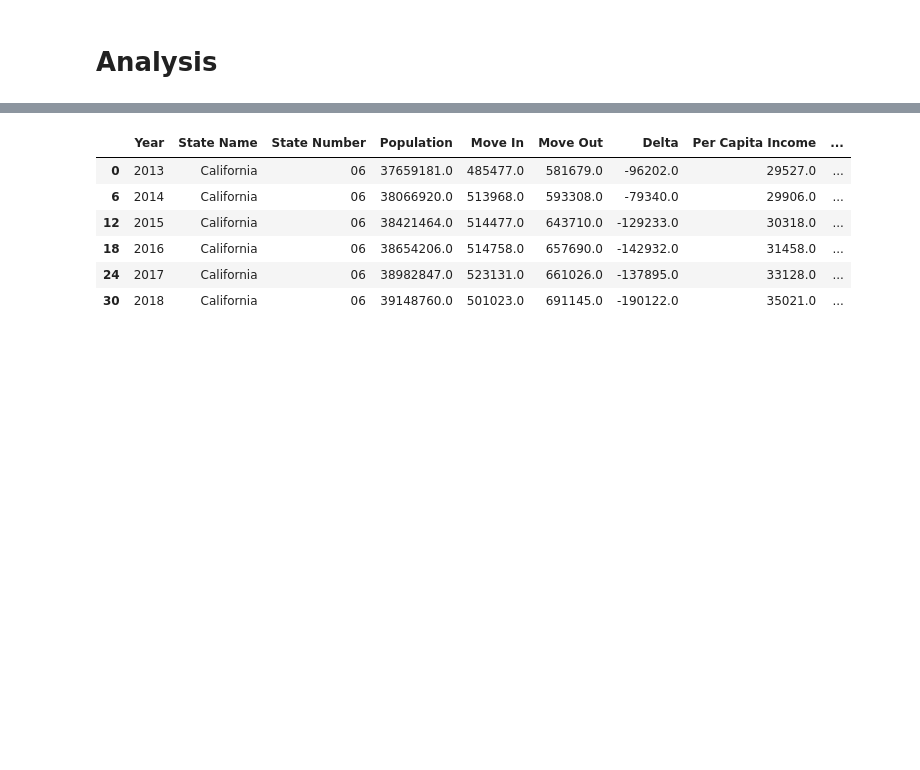
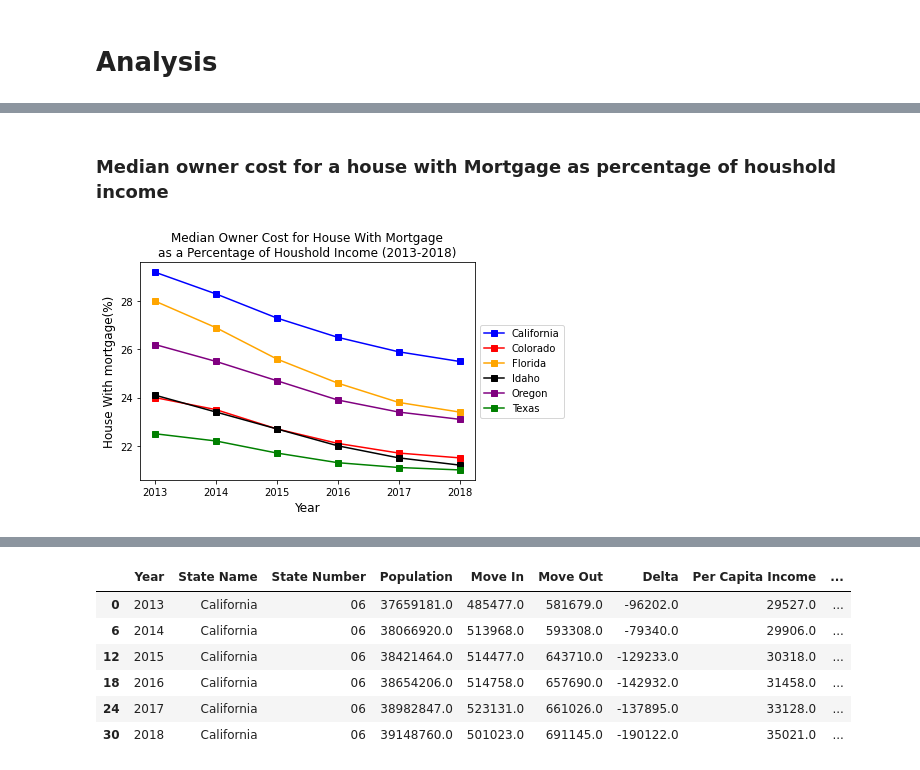
Before and after one commit to J3N1/UCI-Project-1-Team7, a Jupyter notebook: final_script.ipynb, the cells around one changed output, grey strips where cells are left out. Cells and saved outputs as stored; diff of their text form; code cells hidden in the pictures; blank space fills up the shorter version.

```diff
--- a/final_script.ipynb
+++ b/final_script.ipynb
@@ -193,0 +316,33 @@ all_census_data.to_csv("Data/all_census_data.csv",index=False)
+# %% [markdown]
+### Median owner cost for a house with Mortgage as percentage of houshold income
+# %%
+#Owner cost (House with Mortgage)
+
+x_axis = cal_all_years["Year"]
+y_axis_ca = cal_all_years["House with mortgage(%)"]
+y_axis_co = colorado_all_years["House with mortgage(%)"]
+y_axis_fl = florida_all_years["House with mortgage(%)"]
+y_axis_id = idaho_all_years["House with mortgage(%)"]
+y_axis_or = oregon_all_years["House with mortgage(%)"]
+y_axis_tx = texas_all_years["House with mortgage(%)"]
+
+california, = plt.plot(x_axis, y_axis_ca, marker="s",color="blue", label="California")
+colorado, = plt.plot(x_axis, y_axis_co, marker="s",color="red", label="Colorado")
+florida, = plt.plot(x_axis, y_axis_fl, marker="s",color="orange", label="Florida")
+idaho, = plt.plot(x_axis, y_axis_id, marker="s",color="black", label="Idaho")
+oregon, = plt.plot(x_axis, y_axis_or, marker="s",color="purple", label="Oregon")
+texas, = plt.plot(x_axis, y_axis_tx, marker="s",color="green", label="Texas")
+
+plt.title('Median Owner Cost for House With Mortgage\n'+'as a Percentage of Houshold Income (2013-2018)',fontsize=(12))
+plt.ylabel('House With mortgage(%)',fontsize=(12))
+plt.xlabel('Year',fontsize=(12))
+
+# Set our legend to where the chart thinks is best
+plt.legend(handles=[california, colorado, florida, idaho, oregon, texas], loc="center left", bbox_to_anchor=(1, 0.5))
+
+# Save the plotted figure as .pngs
+plt.savefig("Images/Median_Owner_Cost_for_House_With_Mortgage.png",bbox_inches='tight')
+
+plt.show()
+# %% [output]
+[figure, added]
```
Also changed, not shown: parts of 18 cells of this notebook.
